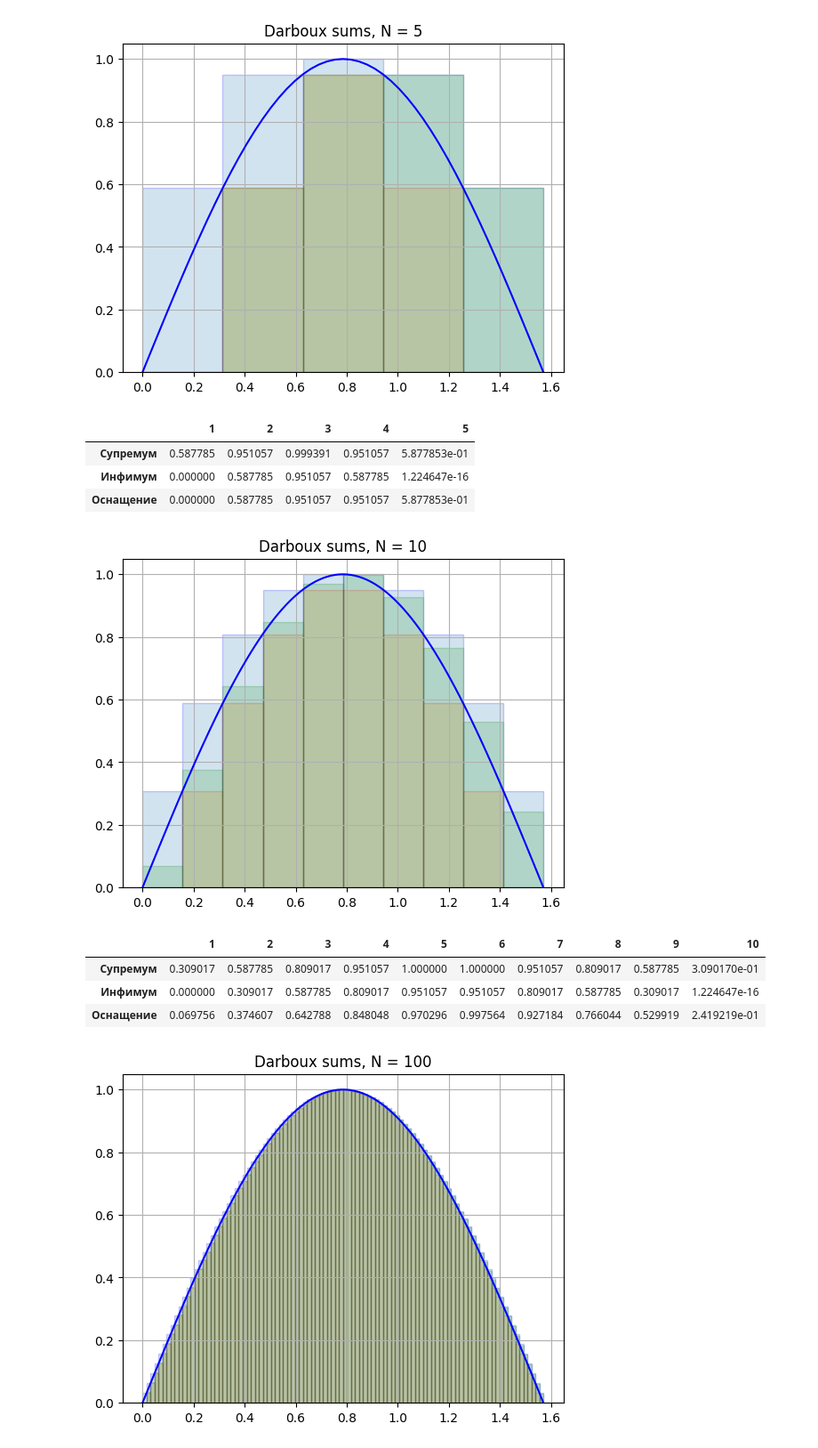
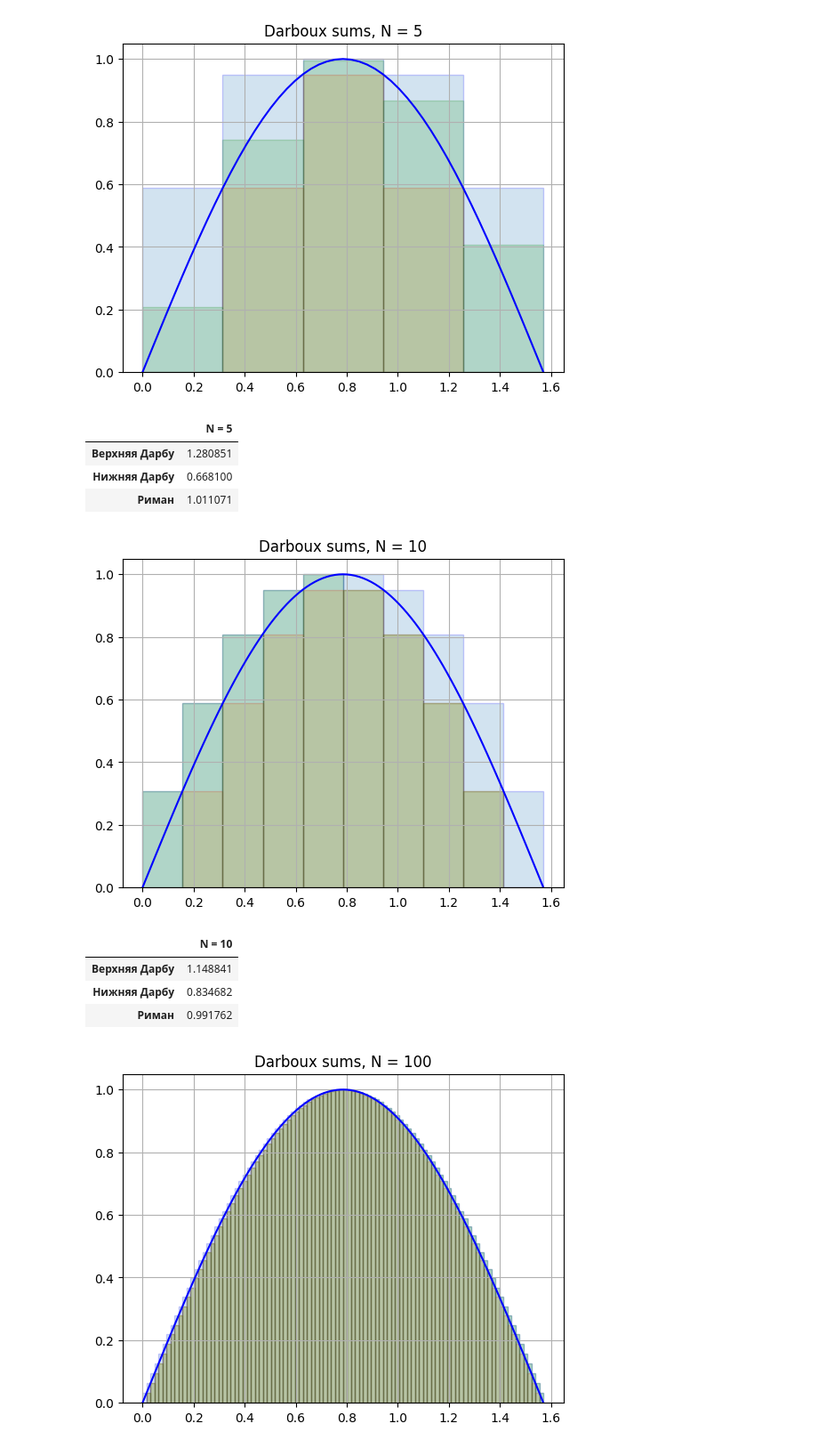
Before and after one commit to cre6qzmc/lab1calculus, a Jupyter notebook: lab1shchennikova.ipynb, the cells around one changed output. Shown at 89% size. Cells and saved outputs as stored; diff of their text form; code cells hidden in the pictures.

```diff
--- a/lab1shchennikova.ipynb
+++ b/lab1shchennikova.ipynb
@@ -33,6 +33,14 @@ y_rand = rng.choice(F, axis=0) # выбираем случайное значе
 y_upper = np.amax(F,0) # наибольшее значение из F
 y_lower = np.amin(F,0) # наименьшее значение из F
 
+U_sum, L_sum, R_sum = 0, 0, 0 # считаем суммы
+for i in y_upper:
+  U_sum += i*(b-a)/N
+for i in y_lower:
+  L_sum += i*(b-a)/N
+for i in y_rand:
+  R_sum += i*(b-a)/N
+
 plt.grid(visible = True)
 
 plt.bar(x[1:],y_upper,width=-(b-a)/N,alpha=0.2,align='edge',edgecolor='b') # верхняя дарбу
@@ -43,15 +51,15 @@ plt.title('Darboux sums, N = {}'.format(N))
 
 plt.show()
 # %% [output]
-[figure, old version]
+[figure, new version]
 # %%
-df = pd.DataFrame(data=[y_upper,y_lower,y_rand],index=["Супремум","Инфимум","Оснащение"],columns= [i for i in range(1,N+1)])
+df = pd.DataFrame(data=[U_sum,L_sum,R_sum],index=["Верхняя Дарбу","Нижняя Дарбу","Риман"],columns = ['N = {}'.format(N)])
 df
 # %% [output]
-|  | 1 | 2 | 3 | 4 | 5 |
-| Супремум | 0.587785 | 0.951057 | 0.999391 | 0.951057 | 5.877853e-01 |
-| Инфимум | 0.000000 | 0.587785 | 0.951057 | 0.587785 | 1.224647e-16 |
-| Оснащение | 0.000000 | 0.587785 | 0.951057 | 0.951057 | 5.877853e-01 |
+|  | N = 5 |
+| Верхняя Дарбу | 1.280851 |
+| Нижняя Дарбу | 0.668100 |
+| Риман | 1.011071 |
 # %%
 f = lambda x: np.sin(2 * x) # задаём массив значений функции
 a = 0; b = pi/2; N = 10 # начальная, конечная точки, кол-во разбиений
@@ -65,42 +73,50 @@ Y = f(X) # массив значений для построения графи
 plt.plot(X,Y,'b') # график функции
 
 # создаём массив из "разбиений" одного элемента суммы дарбу
 # представляем этот массив в виде столбца
 # по сути если бы мы брали каждый левый угол прямоугольника за 0 (начало отсчёта), это были бы координаты каждой точки разбиения
 
 dx = np.broadcast_to(np.linspace(0,(b-a)/N,n), (1,n)).T
 
 # x[:-1] - массив координат "левых нижних углов" каждого прямоугольника (эл-та суммы)
 # x[:-1] + dx - т.к. начало отсчёта одно, то мы сдвигаем каждое значение dx и получаем
 # координаты разбения разбиений (🤯)
 # F - значения функции в каждой из таких точек
 
 F = f(x[:-1] + dx)
 
 rng = np.random.default_rng()
 y_rand = rng.choice(F, axis=0) # выбираем случайное значение из F
 y_upper = np.amax(F,0) # наибольшее значение из F
 y_lower = np.amin(F,0) # наименьшее значение из F
 
+U_sum, L_sum, R_sum = 0, 0, 0 # считаем суммы
+for i in y_upper:
+  U_sum += i*(b-a)/N
+for i in y_lower:
+  L_sum += i*(b-a)/N
+for i in y_rand:
+  R_sum += i*(b-a)/N
+
 plt.grid(visible = True)
 
 plt.bar(x[1:],y_upper,width=-(b-a)/N,alpha=0.2,align='edge',edgecolor='b') # верхняя дарбу
 plt.bar(x[1:],y_lower,width=-(b-a)/N,alpha=0.2,align='edge',edgecolor='r') # нижняя дарбу
 plt.bar(x[1:],y_rand,width=-(b-a)/N,alpha=0.2,align='edge',edgecolor='g') # сумма Римана
 
 plt.title('Darboux sums, N = {}'.format(N))
 
 plt.show()
 # %% [output]
-[figure, old version]
+[figure, new version]
 # %%
-df = pd.DataFrame(data=[y_upper,y_lower,y_rand],index=["Супремум","Инфимум","Оснащение"],columns= [i for i in range(1,N+1)])
+df = pd.DataFrame(data=[U_sum,L_sum,R_sum],index=["Верхняя Дарбу","Нижняя Дарбу","Риман"],columns = ['N = {}'.format(N)])
 df
 # %% [output]
-|  | 1 | 2 | 3 | 4 | 5 | 6 | 7 | 8 | 9 | 10 |
-| Супремум | 0.309017 | 0.587785 | 0.809017 | 0.951057 | 1.000000 | 1.000000 | 0.951057 | 0.809017 | 0.587785 | 3.090170e-01 |
-| Инфимум | 0.000000 | 0.309017 | 0.587785 | 0.809017 | 0.951057 | 0.951057 | 0.809017 | 0.587785 | 0.309017 | 1.224647e-16 |
-| Оснащение | 0.069756 | 0.374607 | 0.642788 | 0.848048 | 0.970296 | 0.997564 | 0.927184 | 0.766044 | 0.529919 | 2.419219e-01 |
+|  | N = 10 |
+| Верхняя Дарбу | 1.148841 |
+| Нижняя Дарбу | 0.834682 |
+| Риман | 0.991762 |
 # %%
 f = lambda x: np.sin(2 * x) # задаём массив значений функции
 a = 0; b = pi/2; N = 100 # начальная, конечная точки, кол-во разбиений
```
Also changed, not shown: parts of 2 cells of this notebook.
